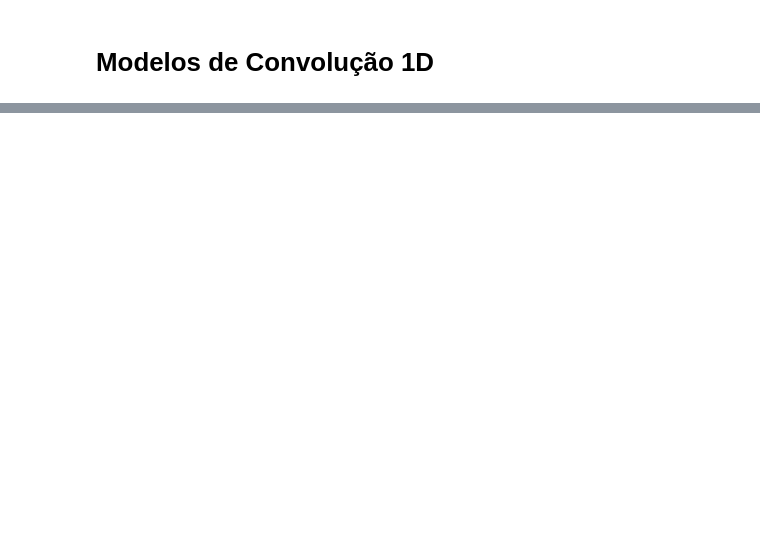
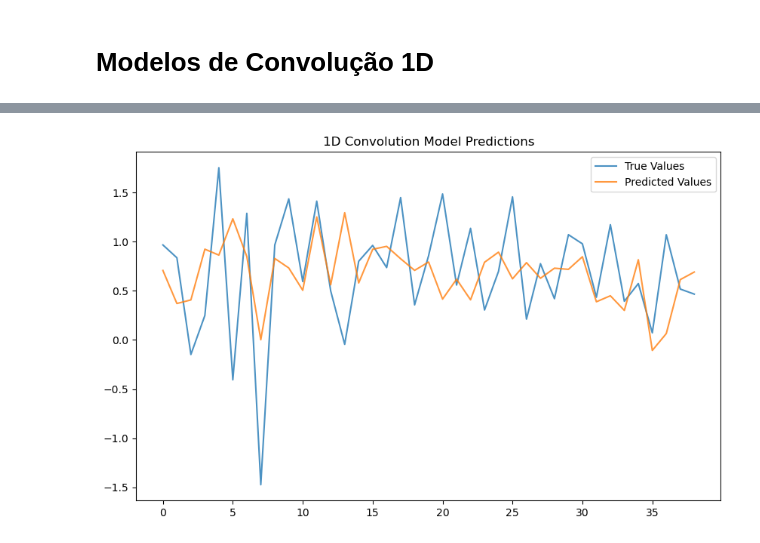
Before and after one commit to GabrielJP314/time-series, a Jupyter notebook: conv1D.ipynb, the cells around one changed output, grey strips where cells are left out. Saved outputs shown, nothing was run; the diff lists cells and outputs as text; code cells hidden in the pictures; blank space fills up the shorter version.

Commit message:
update conv1d

```diff
--- a/conv1D.ipynb
+++ b/conv1D.ipynb
@@ -159,0 +81,57 @@ plt.show()
+# %%
+# Selecionar variáveis independentes (X) e dependente (y)
+X = us_change[['Income', 'Savings', 'Unemployment', 'Production']]
+y = us_change['Consumption']
+
+# Normalizar os dados
+scaler_X = MinMaxScaler()
+scaler_y = MinMaxScaler()
+X_scaled = scaler_X.fit_transform(X)
+y_scaled = scaler_y.fit_transform(y.values.reshape(-1, 1))
+
+# Criar janelas de tempo
+def create_sequences(X, y, window_size):
+    X_seq, y_seq = [], []
+    for i in range(len(X) - window_size):
+        X_seq.append(X[i:i+window_size])
+        y_seq.append(y[i+window_size])
+    return np.array(X_seq), np.array(y_seq)
+
+window_size = 4  # Usar 4 trimestres como janela
+X_seq, y_seq = create_sequences(X_scaled, y_scaled, window_size)
+
+# Dividir os dados em treino e teste
+X_train, X_test, y_train, y_test = train_test_split(X_seq, y_seq, test_size=0.2, random_state=42)
+
+# Construir o modelo de convolução 1D
+model = tf.keras.Sequential([
+    tf.keras.layers.Conv1D(filters=64, kernel_size=2, activation='relu', input_shape=(window_size, X.shape[1])),
+    tf.keras.layers.Flatten(),
+    tf.keras.layers.Dense(50, activation='relu'),
+    tf.keras.layers.Dense(1)
+])
+
+model.compile(optimizer='adam', loss='mse', metrics=['mae'])
+
+# Treinar o modelo
+history = model.fit(X_train, y_train, epochs=50, batch_size=16, validation_data=(X_test, y_test))
+
+# Avaliar o modelo
+loss, mae = model.evaluate(X_test, y_test)
+print(f"Loss: {loss}, MAE: {mae}")
+
+# Fazer previsões
+y_pred = model.predict(X_test)
+
+# Reverter a normalização
+y_test_inv = scaler_y.inverse_transform(y_test)
+y_pred_inv = scaler_y.inverse_transform(y_pred)
+
+# Plotar resultados
+plt.figure(figsize=(10, 6))
+plt.plot(y_test_inv, label='True Values', alpha=0.8)
+plt.plot(y_pred_inv, label='Predicted Values', alpha=0.8)
+plt.title('1D Convolution Model Predictions')
+plt.legend()
+plt.show()
+# %% [output]
@@ -159,0 +155 @@ plt.show()
+[figure, added]
```
Also changed, not shown: parts of 10 cells of this notebook.
